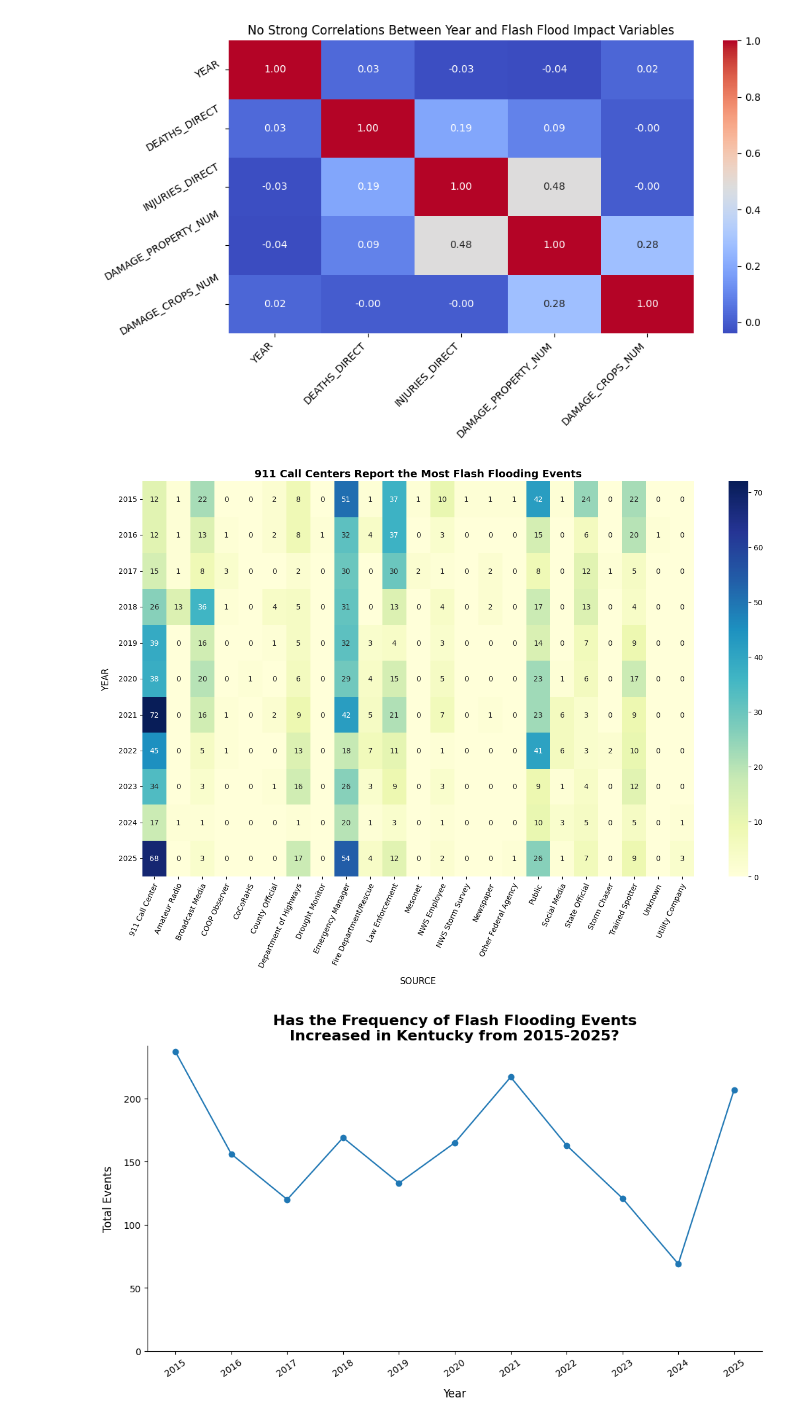
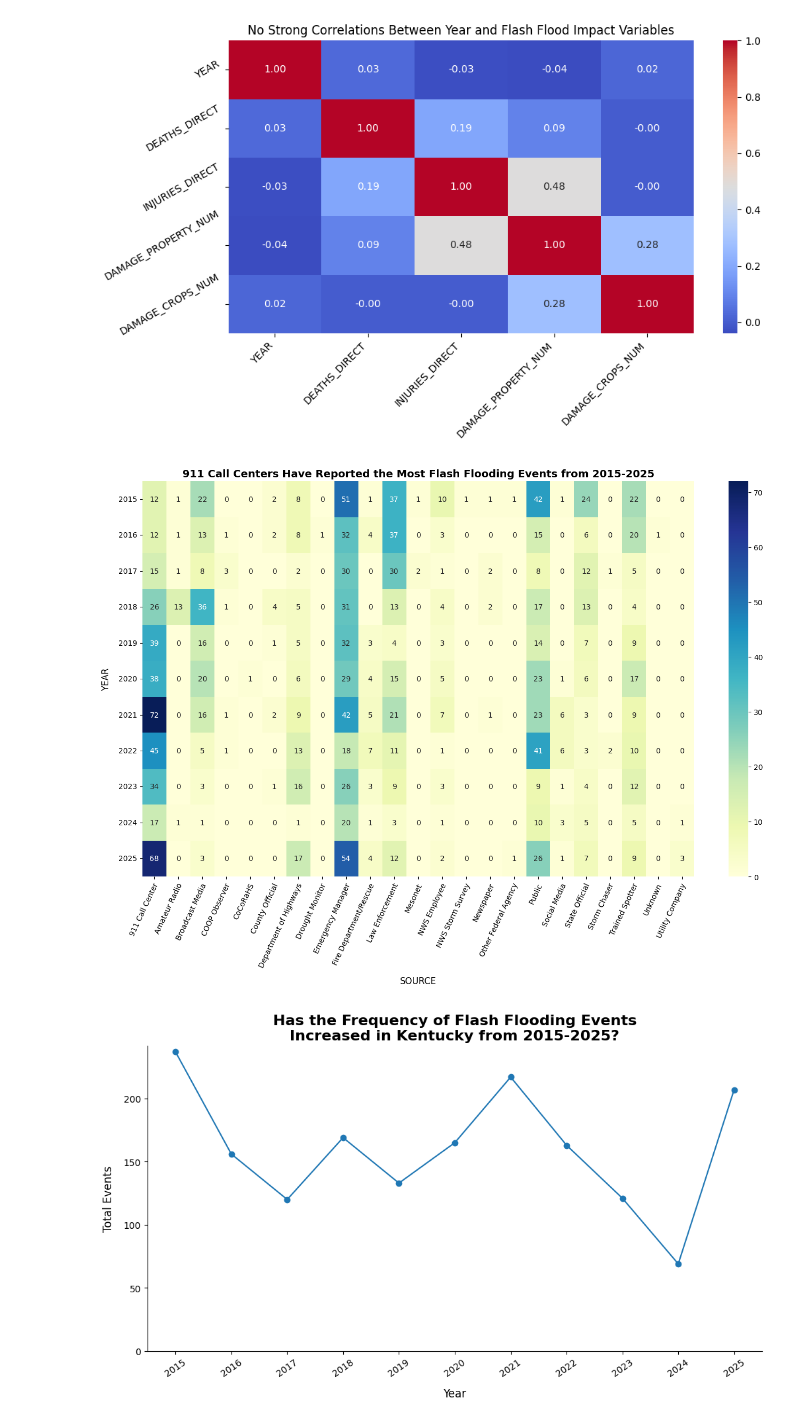
Before and after one commit to ashleyadehart/flash_floods_ky_2015_2025, a Jupyter notebook: flash_floods_ky_2015_2025.ipynb, the cells around one changed output. Drawn from its saved outputs; the diff is of its cells as text; code cells hidden in the pictures.

Commit message:
Edited title of heatmap

```diff
--- a/flash_floods_ky_2015_2025.ipynb
+++ b/flash_floods_ky_2015_2025.ipynb
@@ -542,7 +542,7 @@ ax = sns.heatmap(
 )
 
 plt.title(
-    "911 Call Centers Report the Most Flash Flooding Events",
+    "911 Call Centers Have Reported the Most Flash Flooding Events from 2015-2025",
     fontsize=14,
     fontweight="bold"
 )
@@ -556,34 +556,34 @@ plt.xlabel(
 plt.ylabel(
     "YEAR",
     fontsize=12,
     labelpad=10
 )
 
 ax.set_xticklabels(
     source_year.columns,
     rotation=65,
     ha="right"
 )
 
 ax.set_yticklabels(
     source_year.index,
     rotation=0,
     ha="right"
 )
 
 offset = mtransforms.ScaledTranslation(
     8 / 78,
     0,
     plt.gcf().dpi_scale_trans
 )
 
 for label in ax.get_xticklabels():
     label.set_transform(label.get_transform() + offset)
 
 plt.tight_layout()
 plt.show()
 # %% [output]
-[figure, old version]
+[figure, new version]
 # %%
 # Create a line graph that shows total flash flooding events per year from 2015-2025
 events_per_year = df["YEAR"].value_counts().sort_index()
```
